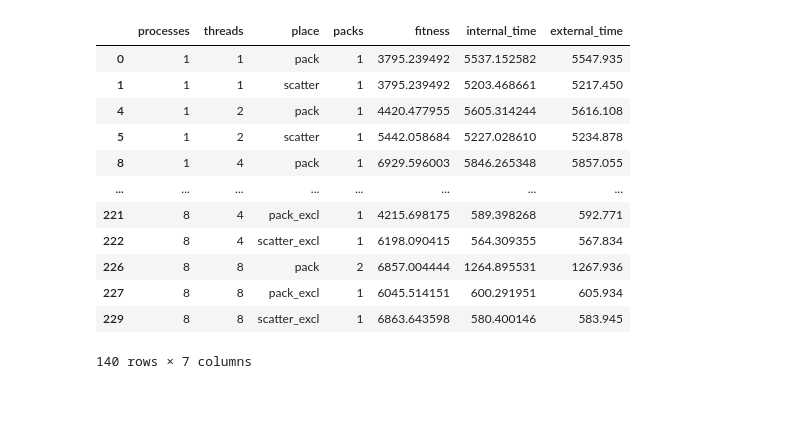
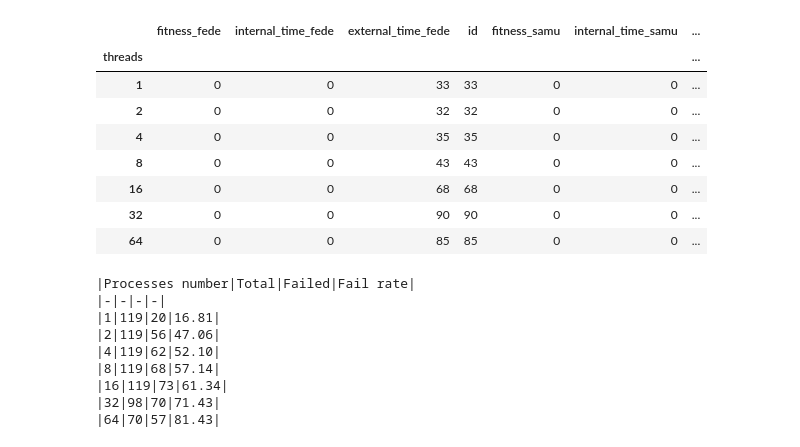
Before and after one commit to fedeizzo/ParticleSwarmOptimization-OpenMPI, a Jupyter notebook: benchmark/cluster_comparison.ipynb, the cells around one changed output. Cells and saved outputs as stored; diff of their text form; code cells hidden in the pictures; blank space fills up the shorter version.

```diff
--- a/benchmark/cluster_comparison.ipynb
+++ b/benchmark/cluster_comparison.ipynb
@@ -10,7 +11 @@ BASE_DIR = Path("../log")
-# %%
-files = listdir(BASE_DIR)
-err_files = list(filter(lambda x: "err" in x, files))
-out_files = list(filter(lambda x: "out" in x, files))
-err_files = list(map(lambda x: BASE_DIR / x, err_files))
-out_files = list(map(lambda x: BASE_DIR / x, out_files))
 # %%
@@ -47,5 +59,23 @@ for o, e in zip(outs, errs):
 # %%
-runs = pd.DataFrame(samples, columns=['processes', 'threads', 'place', 'packs', 'fitness', 'internal_time', 'external_time'])
+runs_fede = pd.DataFrame(process_log_dir(BASE_DIR), columns=['processes', 'threads', 'place', 'packs', 'fitness', 'internal_time', 'external_time'])
+runs_samu = pd.DataFrame(process_log_dir(BASE_DIR_SAMU), columns=['processes', 'threads', 'place', 'packs', 'fitness', 'internal_time', 'external_time'])
 # %%
-runs[runs.internal_time.isnull()]
+runs_fede['id'] = runs_fede.apply(create_id, axis=1)
+runs_fede = runs_fede.drop(columns=['threads', 'processes', 'place', 'packs'])
+runs_samu['id'] = runs_samu.apply(create_id, axis=1)
+runs_samu = runs_samu.drop(columns=['threads', 'processes', 'place', 'packs'])
+runs = runs_fede.merge(
+    runs_samu,
+    how='outer',
+    left_on='id',
+    right_on='id',
+    suffixes=('_fede', '_samu'),
+)
+runs['internal_time'] = runs.apply(mean_time, axis=1)
+runs['processes'] = runs.id.apply(lambda x: int(x.split("--")[0]))
+runs['threads'] = runs.id.apply(lambda x: int(x.split("--")[1]))
+runs['place'] = runs.id.apply(lambda x: x.split("--")[2])
+runs['packs'] = runs.id.apply(lambda x: int(x.split("--")[3]))
+
+len(runs)
 # %% [output]
@@ -65,17 +83,30 @@ runs[runs.internal_time.isnull()]
-# %%
-runs = runs.dropna()
-runs
-# %% [output]
-|  | processes | threads | place | packs | fitness | internal_time | external_time |
-| 0 | 1 | 1 | pack | 1 | 3795.239492 | 5537.152582 | 5547.935 |
-| 1 | 1 | 1 | scatter | 1 | 3795.239492 | 5203.468661 | 5217.450 |
-| 4 | 1 | 2 | pack | 1 | 4420.477955 | 5605.314244 | 5616.108 |
-| 5 | 1 | 2 | scatter | 1 | 5442.058684 | 5227.028610 | 5234.878 |
-| 8 | 1 | 4 | pack | 1 | 6929.596003 | 5846.265348 | 5857.055 |
-| ... | ... | ... | ... | ... | ... | ... | ... |
-| 221 | 8 | 4 | pack_excl | 1 | 4215.698175 | 589.398268 | 592.771 |
-| 222 | 8 | 4 | scatter_excl | 1 | 6198.090415 | 564.309355 | 567.834 |
-| 226 | 8 | 8 | pack | 2 | 6857.004444 | 1264.895531 | 1267.936 |
-| 227 | 8 | 8 | pack_excl | 1 | 6045.514151 | 600.291951 | 605.934 |
-| 229 | 8 | 8 | scatter_excl | 1 | 6863.643598 | 580.400146 | 583.945 |
-140 rows × 7 columns
+# %%
+runs[(runs.external_time_samu == -1) & (runs.external_time_fede == -1)].groupby('threads').count()
+# %% [output]
+|  | fitness_fede | internal_time_fede | external_time_fede | id | fitness_samu | internal_time_samu | ... |
+| threads |  |  |  |  |  |  | ... |
+| 1 | 0 | 0 | 33 | 33 | 0 | 0 | ... |
+| 2 | 0 | 0 | 32 | 32 | 0 | 0 | ... |
+| 4 | 0 | 0 | 35 | 35 | 0 | 0 | ... |
+| 8 | 0 | 0 | 43 | 43 | 0 | 0 | ... |
+| 16 | 0 | 0 | 68 | 68 | 0 | 0 | ... |
+| 32 | 0 | 0 | 90 | 90 | 0 | 0 | ... |
+| 64 | 0 | 0 | 85 | 85 | 0 | 0 | ... |
+# %%
+print('|Processes number|Total|Failed|Fail rate|')
+print('|-|-|-|-|')
+for i in [1, 2, 4, 8, 16, 32, 64]:
+    tmp = runs[['processes', 'internal_time']][runs.processes == i]
+    t = len(tmp)
+    f =len(tmp[tmp.internal_time.isnull()])
+    print(f"|{i}|{t}|{f}|{(f/t)*100:.2f}|")
+# %% [output]
+|Processes number|Total|Failed|Fail rate|
+|-|-|-|-|
+|1|119|20|16.81|
+|2|119|56|47.06|
+|4|119|62|52.10|
+|8|119|68|57.14|
+|16|119|73|61.34|
+|32|98|70|71.43|
+|64|70|57|81.43|
```
Also changed, not shown: parts of 16 cells of this notebook, 14 other files.
